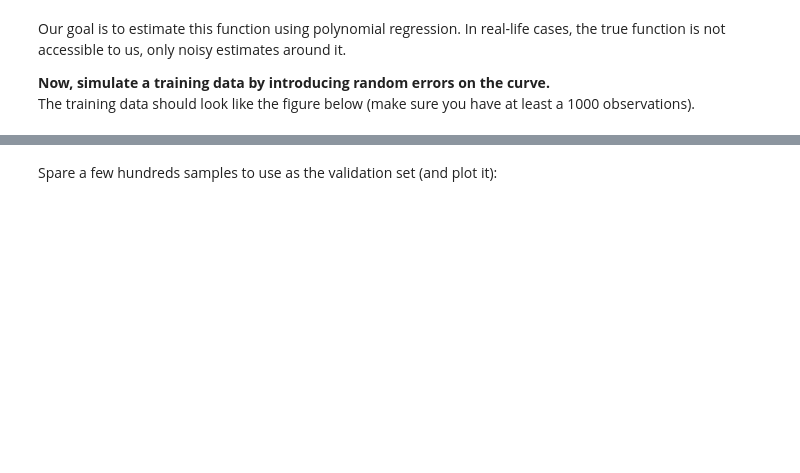
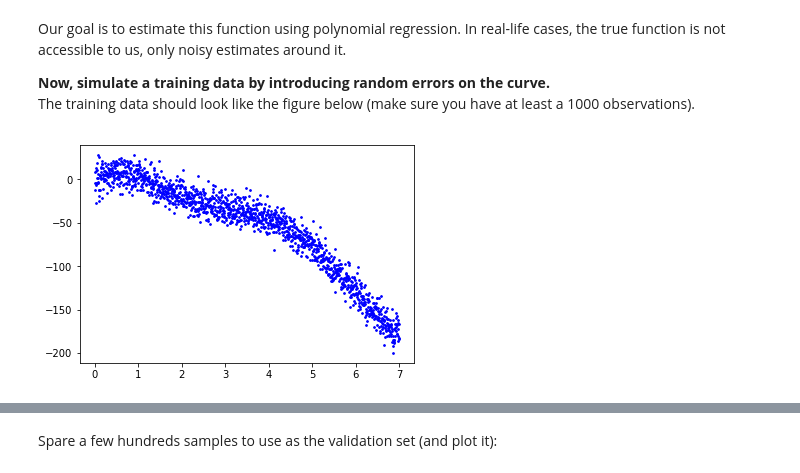
Before and after one commit to hanifa2102/AIAP_week2, a Jupyter notebook: Week 2 - Statistical Learning - Release.ipynb, the cells around one changed output, grey strips where cells are left out. Cells and saved outputs as stored; diff of their text form; code cells hidden in the pictures; blank space fills up the shorter version.

```diff
--- a/Week 2 - Statistical Learning - Release.ipynb
+++ b/Week 2 - Statistical Learning - Release.ipynb
@@ -368,6 +382,12 @@ plt.show()
 Our goal is to estimate this function using polynomial regression. In real-life cases, the true function is not accessible to us, only noisy estimates around it.
 
 __Now, simulate a training data by introducing random errors on the curve.__<br>The training data should look like the figure below (make sure you have at least a 1000 observations).
+# %%
+noise=np.random.normal(0,10,x.size)
+fx_=fx+noise
+plotScatter(x,fx_)
+# %% [output]
+[figure, added]
 # %% [markdown]
 <img src="./training_data.png">
 # %% [markdown]
```
Also changed, not shown: parts of 44 cells of this notebook, 5 other files.
